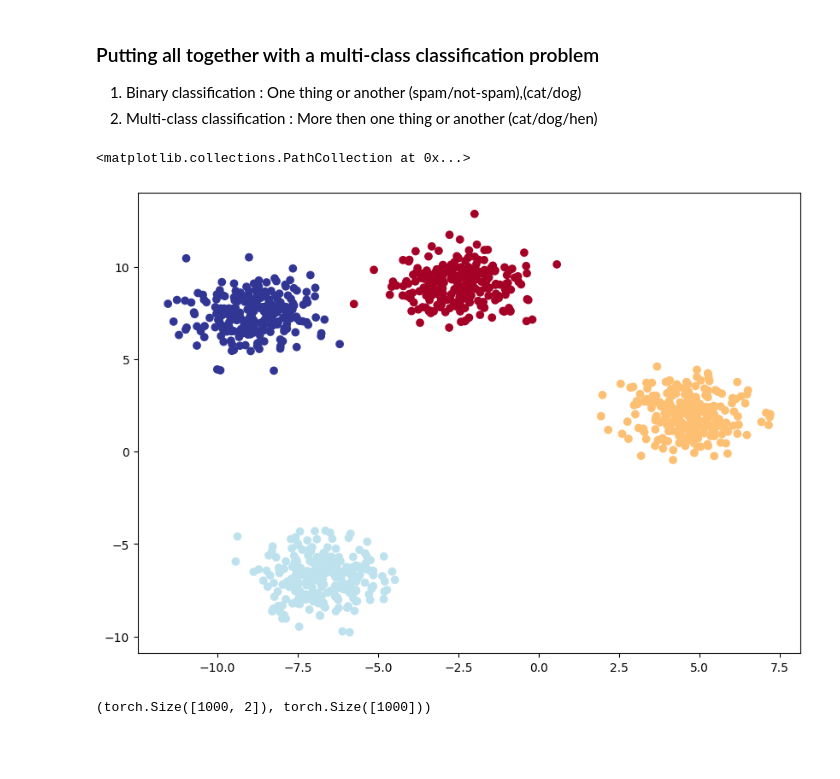
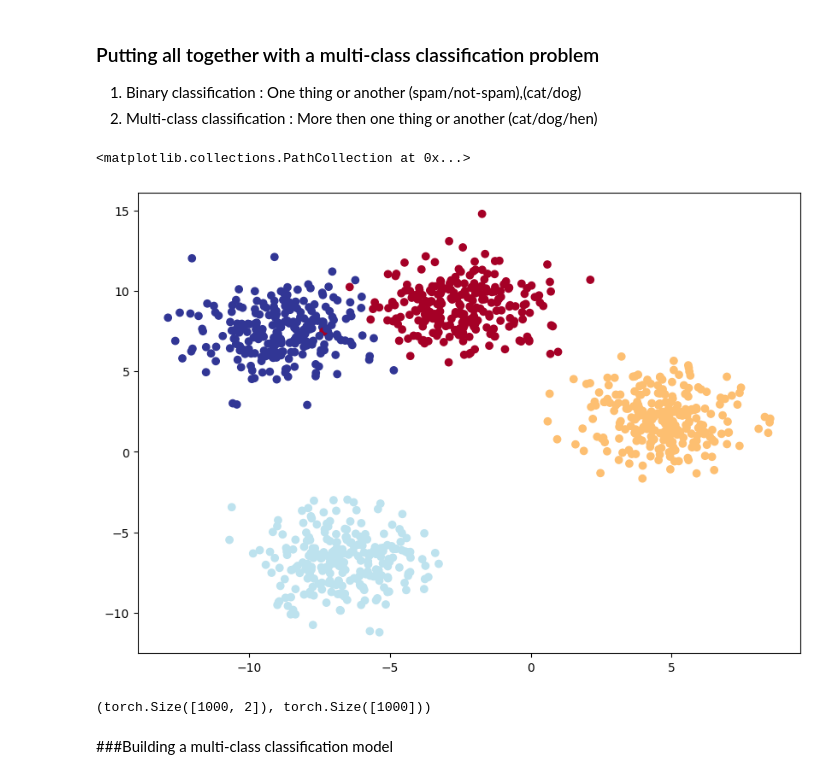
Before and after one commit to mdnazishpatel/Machine_learning, a Jupyter notebook: Neuralnwork_Classification_PyTorch.ipynb, the cells around one changed output. Cells and saved outputs as stored; diff of their text form; code cells hidden in the pictures; blank space fills up the shorter version.

```diff
--- a/Neuralnwork_Classification_PyTorch.ipynb
+++ b/Neuralnwork_Classification_PyTorch.ipynb
@@ -771,36 +771,38 @@ import sklearn
 from sklearn.datasets import make_blobs
 from sklearn.model_selection import train_test_split
 
 # Set the hyperparameters for data creation
 NUM_CLASSES = 4
 NUM_FEACTURES = 2
 RANDOM_SEED = 42
 
 # Create multi-class data
 X_blob, y_blob = make_blobs(n_samples=1000,
                             n_features=NUM_FEACTURES,
                             centers=NUM_CLASSES,
-                            cluster_std=1,
+                            cluster_std=1.5,
                             random_state=RANDOM_SEED)
 # TURN DATA INTO TENSORS
 X_blob = torch.from_numpy(X_blob).type(torch.float)
 y_blob = torch.from_numpy(y_blob).type(torch.float)
 
 #Split into train and test
 
 X_blob_train,X_blob_test, y_blob_train, y_blob_test = train_test_split(X_blob,
                                                                        y_blob,
                                                                        test_size=0.2,
                                                                        random_state=RANDOM_SEED)
 
  #Ploting the data visualize
 
 plt.figure(figsize=(10,7))
 plt.scatter(X_blob[:,0], X_blob[:,1], c=y_blob, cmap=plt.cm.RdYlBu)
 # %% [output]
 <matplotlib.collections.PathCollection at 0x...>
-[figure, old version]
+[figure, new version]
 # %%
 X_blob.shape, y_blob.shape
 # %% [output]
 (torch.Size([1000, 2]), torch.Size([1000]))
+# %% [markdown]
+###Building a multi-class classification model
```
Also changed, not shown: parts of 22 cells of this notebook.
